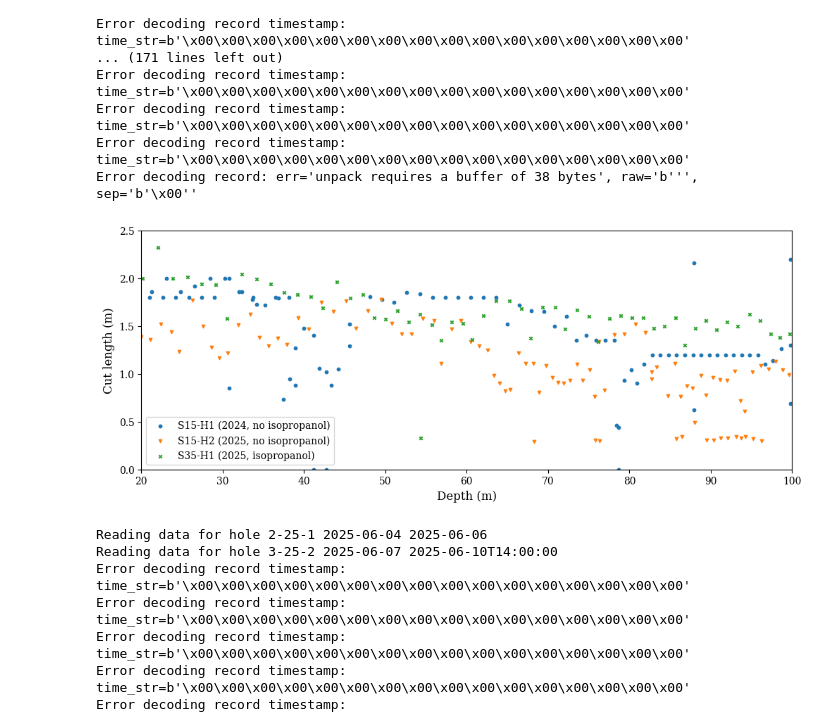
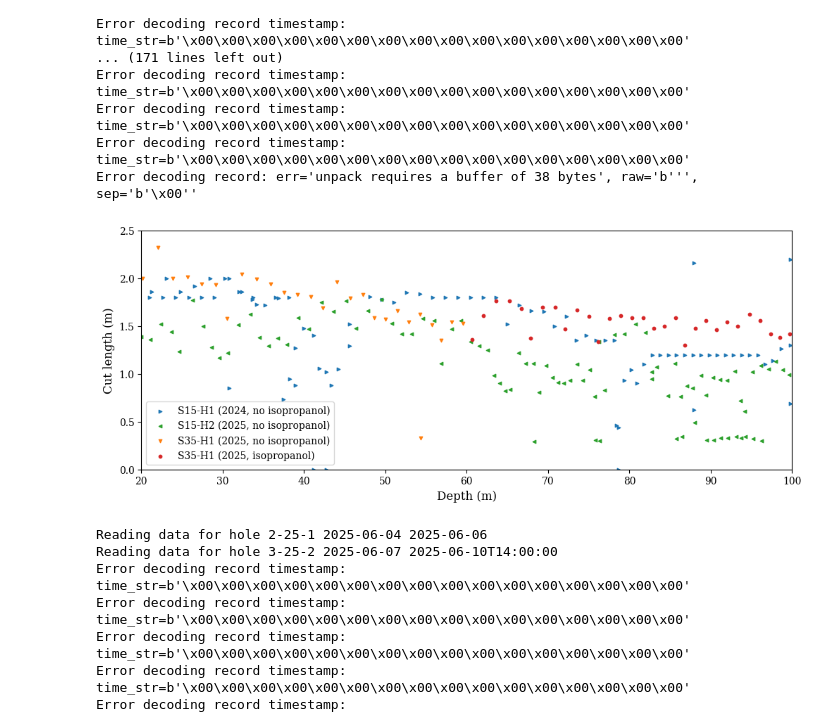
Before and after one commit to RNO-G/bigraid_log_reader, a Jupyter notebook: proceedings_notebook.ipynb, the cells around one changed output. Cells and saved outputs as stored; diff of their text form; code cells hidden in the pictures.

```diff
--- a/proceedings_notebook.ipynb
+++ b/proceedings_notebook.ipynb
@@ -111,11 +111,12 @@ GridSpec(1, 2, width_ratios=[0.8, 2])
 # %%
 label = {}
 dataset = {}
+color = {}
+marker = {}
 # Hole 15 #1 (the last hole of 2024)
 folder2024 = "/Users/delia/Library/CloudStorage/OneDrive-SharedLibraries-NERC/BAS BigRAID - Documents/Season Reports/2024/DataLog/"
 start_date="20240703"
 end_date="20240726"
-label[1]= 'S15-H1 (2024, no isopropanol)'
 dataset[1] = MultiLogReader.find_files(folder2024, start_date, end_date).as_df()
 #df1 = mr1.as_df()
 dataset[1] = preprocess(dataset[1], run_depth_threshold=1.5)
@@ -131,7 +132,6 @@ dataset[1] = preprocess(dataset[1], run_depth_threshold=1.5)
 folder2025 = "/Users/delia/Library/CloudStorage/OneDrive-SharedLibraries-NERC/BAS BigRAID - Documents/Season Reports/2025/DataLog/"
 start_date="20250614"
 end_date="20250618"
-label[2]= 'S15-H2 (2025, no isopropanol)'
 dataset[2] = MultiLogReader.find_files(folder2025, start_date, end_date).as_df()
 #df2 = mr2.as_df()
 dataset[2] = preprocess(dataset[2], run_depth_threshold=1.5)
@@ -139,7 +139,6 @@ dataset[2] = preprocess(dataset[2], run_depth_threshold=1.5)
 # Site 35 #1
 start_date="20250623"
 end_date="20250625T12:00:00"
-label[3]= 'S35-H1 (2025, isopropanol)'
 dataset[3] = MultiLogReader.find_files(folder2025, start_date, end_date).as_df()
 #df3 = mr3.as_df()
 dataset[3] = preprocess(dataset[3], run_depth_threshold=1.5)
@@ -166,41 +165,57 @@ fig = plt.figure()
 fig.set_figwidth(10)
 fig.set_figheight(4)
 ax = plt.subplot()
-markers =['o','v','x']
+label[1]= 'S15-H1 (2024, no isopropanol)'
+color[1]='tab:blue'
+marker[1]='>'
+label[2]= 'S15-H2 (2025, no isopropanol)'
+color[2]='tab:green'
+marker[2]='<'
+label[3]= 'S35-H1 (2025, no isopropanol)'
+color[3]='tab:orange'
+marker[3]='v'
+label[4]= 'S35-H1 (2025, isopropanol)'
+color[4]='tab:red'
+marker[4]='o'
+
 for i in range(1,4):
     d = dataset[i]
     run = d['run'].groupby(d['run']).max()
     run_cut_depth = d['cut_depth'].groupby(d['run']).max()
     run_stop_depth = d["[PLC]AUTODOWNSTOPDEPTH"].groupby(d['run']).max()
-    ax.scatter(run_stop_depth.values, run_cut_depth.values, marker = markers[i-1],s = 10,label = label[i], alpha = 1)
+    if i==3:
+        ax.scatter(run_stop_depth.values[run_stop_depth.values<=60.6], run_cut_depth.values[run_stop_depth.values<=60.6], color = color[i], marker = marker[i],s = 10,label = label[i], alpha = 1)
+        ax.scatter(run_stop_depth.values[run_stop_depth.values>60.6], run_cut_depth.values[run_stop_depth.values>60.6],color = color[i+1], marker = marker[i+1],s = 10,label = label[i+1], alpha = 1)
 
+    else:
+        ax.scatter(run_stop_depth.values, run_cut_depth.values, color = color[i], marker = marker[i],s = 10,label = label[i], alpha = 1)
 ax.legend(loc = 3)
 ax.set_ylabel("Cut length (m)")
 ax.set_xlabel("Depth (m)")
 ax.set_xlim(20,100)
 ax.set_ylim(0,2.5)
 fig.savefig("paper_plots/isopropanol_effect.pdf")
 
 # fig = plt.figure()
 # fig.set_figwidth(10)
 # fig.set_figheight(5)
 
 # ax = plt.subplot()
 # for i in range(1,4):
 #     d = dataset[i]
 #     run = d['run'].groupby(d['run']).max()
 #     run_cut_depth = d['cut_depth'].groupby(d['run']).max()
 #     run_stop_depth = d["[PLC]AUTODOWNSTOPDEPTH"].groupby(d['run']).max()
 #     ax.bar(run.values+0.3*(i-1), run_cut_depth.values, label = label[i], alpha = 1, width=0.3)
 # #ax.bar(run2.values, run_cut_depth2.values, label = "S15 H2 (2025) (no isopropanol)", alpha = 0.5,width=0.5)
 # #ax.bar(run3.values, run_cut_depth3.values, label = "S35 H1 (2025) (isopropanol)", alpha = 0.5,width=0.5)
 # ax.legend(loc = 3)
 # ax.set_xlim(30,100)
 # ax.set_ylabel("Cut length (m)")
 # ax.set_xlabel("Run")
 # ax.set_ylim(0,2.5)
 # %% [output]
-[figure, old version]
+[figure, new version]
 # %%
 import json
 import pandas as pd
```
Also changed, not shown: parts of 1 cell of this notebook, 3 other files.
